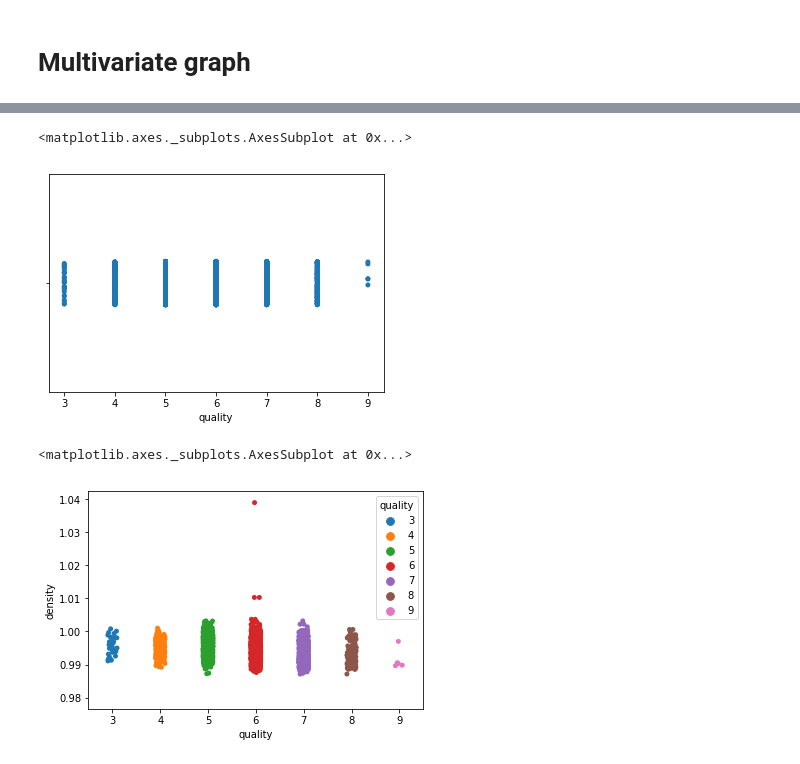
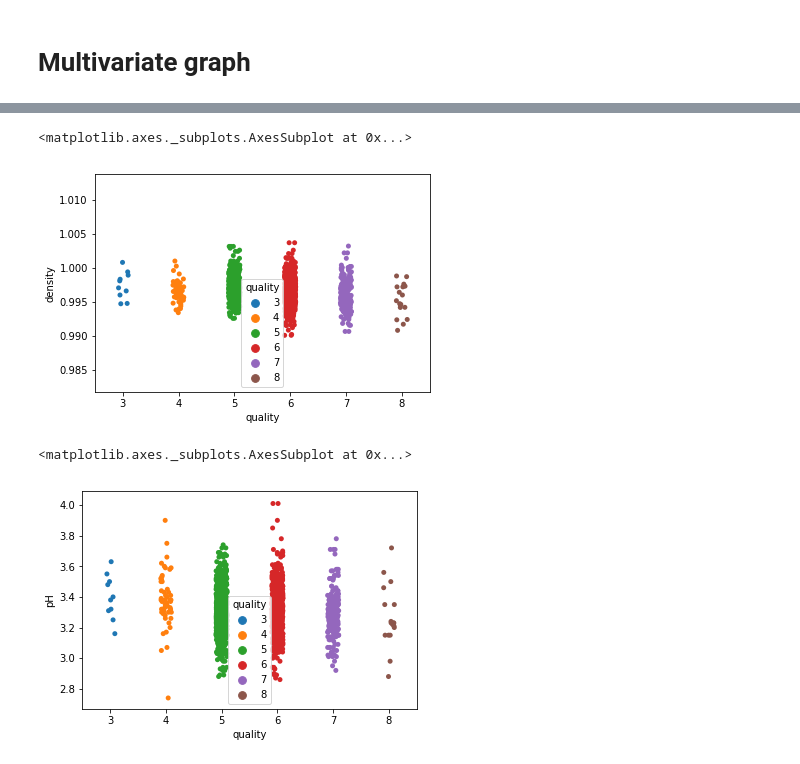
Before and after one commit to sohan0201/Assignment1, a Jupyter notebook: Assignment 7.ipynb, the cells around one changed output, grey strips where cells are left out. Cells and saved outputs as stored; diff of their text form; code cells hidden in the pictures.

```diff
--- a/Assignment 7.ipynb
+++ b/Assignment 7.ipynb
@@ -425,10 +439,10 @@ sns.heatmap(corr_matrix)
 # %%
-sns.stripplot(x=wines.quality,jitter=True)
+sns.stripplot(x="quality", y="density", data=red,hue="quality", jitter=True)
 # %% [output]
 <matplotlib.axes._subplots.AxesSubplot at 0x...>
-[figure, old version]
+[figure, new version]
 # %%
-sns.stripplot(x="quality", y="density", data=wines,hue="quality", jitter=True)
+sns.stripplot(x="quality", y="pH", data=red,hue="quality", jitter=True)
 # %% [output]
 <matplotlib.axes._subplots.AxesSubplot at 0x...>
-[figure, old version]
+[figure, new version]
```
Also changed, not shown: parts of 111 cells of this notebook.
